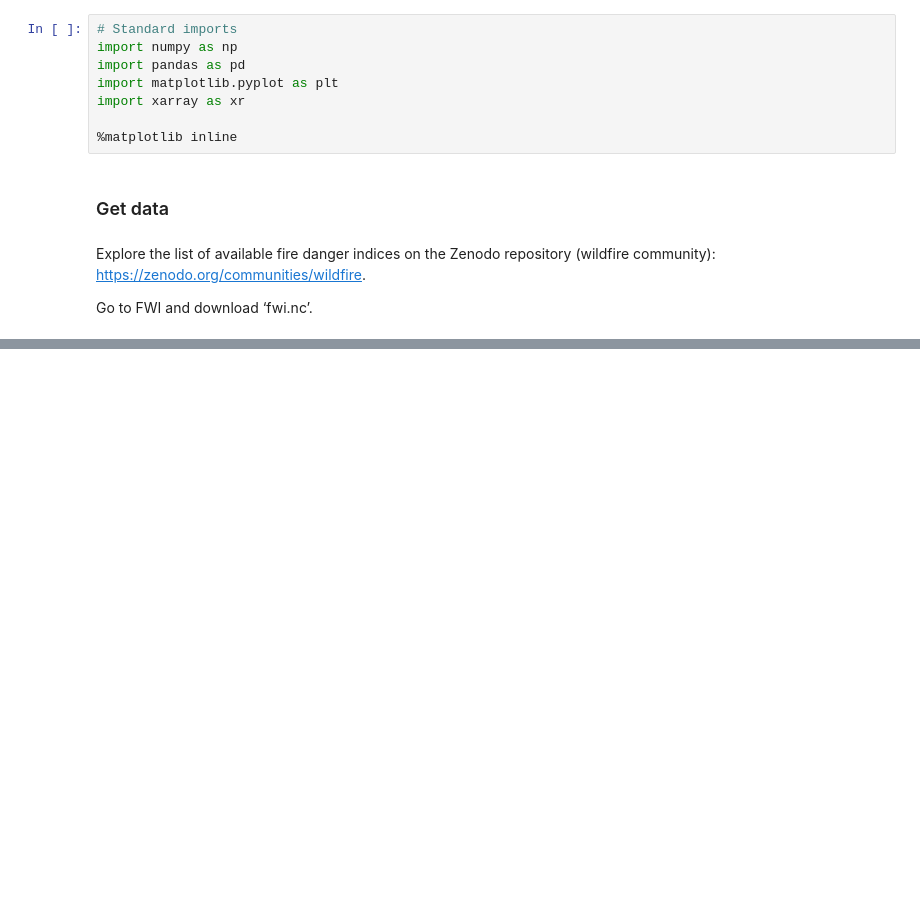
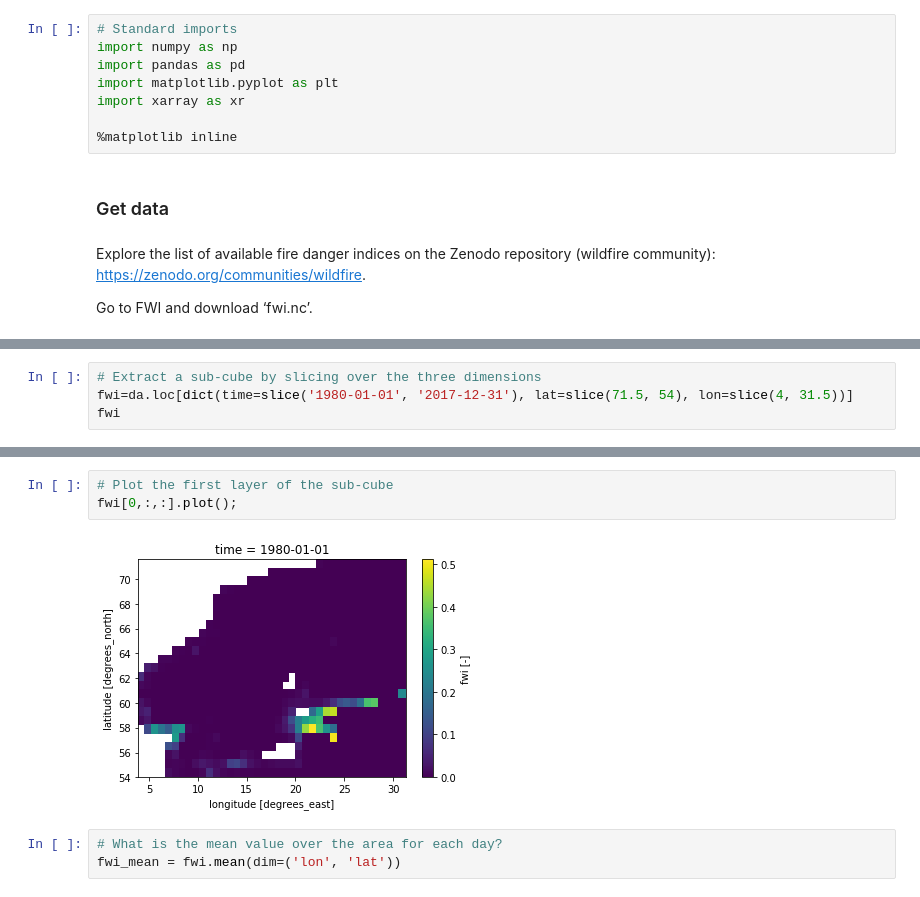
Before and after one commit to cvitolo/geff_notebooks, a Jupyter notebook: GEFF_ERAI.ipynb, the cells around one changed output, grey strips where cells are left out. Drawn from its saved outputs; the diff is of its cells as text; blank space fills up the shorter version.

Commit message:
slice fwi over three dimensions

```diff
--- a/GEFF_ERAI.ipynb
+++ b/GEFF_ERAI.ipynb
@@ -43,0 +70,4 @@ fwi.plot();
+# %%
+# Extract a sub-cube by slicing over the three dimensions
+fwi=da.loc[dict(time=slice('1980-01-01', '2017-12-31'), lat=slice(71.5, 54), lon=slice(4, 31.5))]
+fwi
@@ -43,0 +84,8 @@ fwi.plot();
+# %%
+# Plot the first layer of the sub-cube
+fwi[0,:,:].plot();
+# %% [output]
+[figure, added]
+# %%
+# What is the mean value over the area for each day?
+fwi_mean = fwi.mean(dim=('lon', 'lat'))
```
Also changed, not shown: parts of 9 cells of this notebook.
